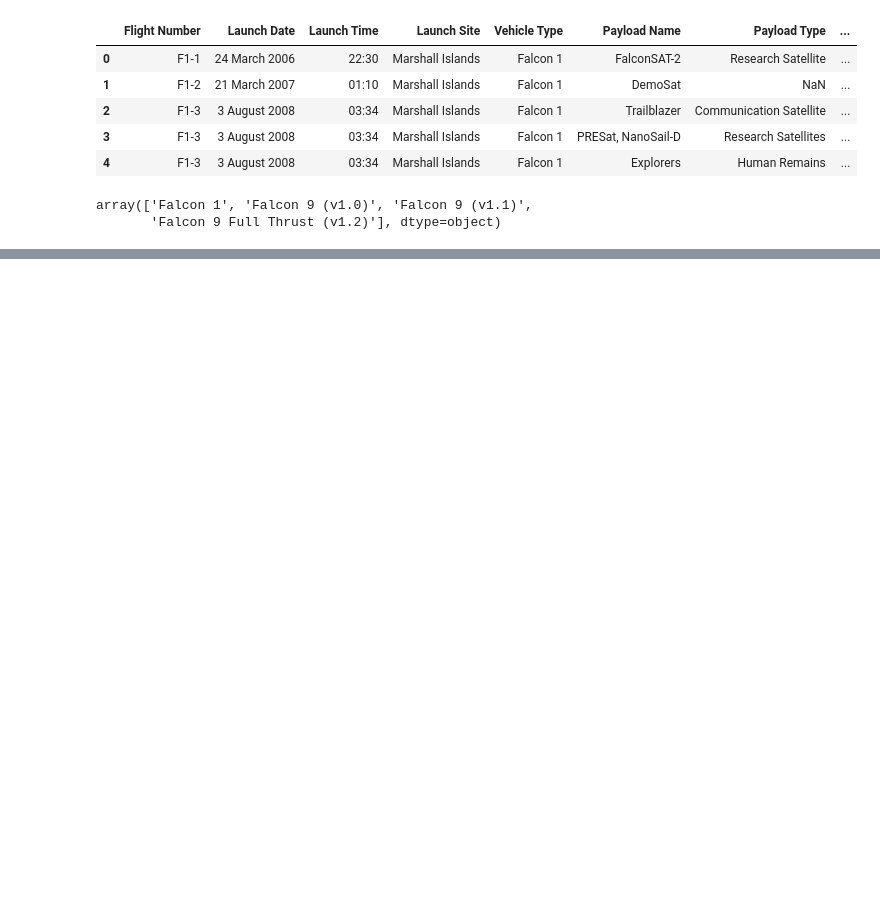
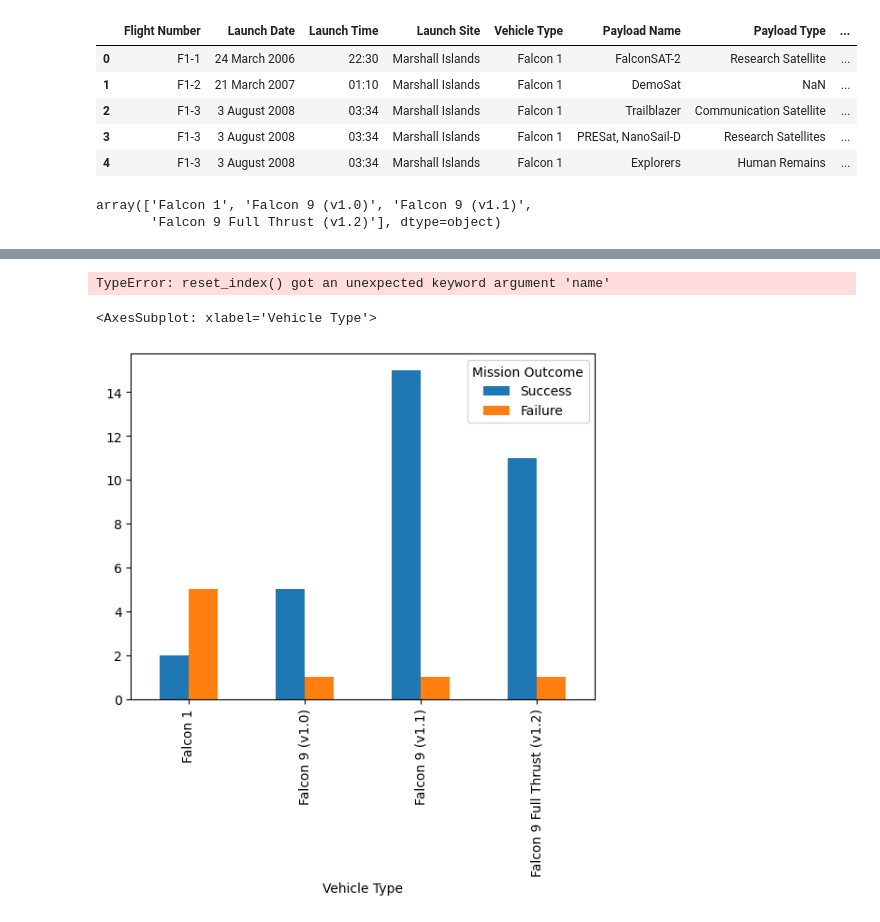
Before and after one commit to henriquecarvalho-maker/SpaceX-Missions-and-Satellites-Launched, a Jupyter notebook: Descriptive_analysis_missions_and_satellites.ipynb, the cells around one changed output, grey strips where cells are left out. Cells and saved outputs as stored; diff of their text form; code cells hidden in the pictures; blank space fills up the shorter version.

```diff
--- a/Descriptive_analysis_missions_and_satellites.ipynb
+++ b/Descriptive_analysis_missions_and_satellites.ipynb
@@ -46,0 +47,10 @@ data_s_f_rocket
+# %%
+pivot_df = data_s_f_rocket.pivot(index='Vehicle Type', columns='Mission Outcome', values='Count').reset_index()
+pivot_df
+# %% [output]
+TypeError: reset_index() got an unexpected keyword argument 'name'
+# %%
+pivot_df.plot.bar(x='Vehicle Type', y=['Success', 'Failure'])
+# %% [output]
+<AxesSubplot: xlabel='Vehicle Type'>
+[figure, added]
```
Also changed, not shown: parts of 6 cells of this notebook.
